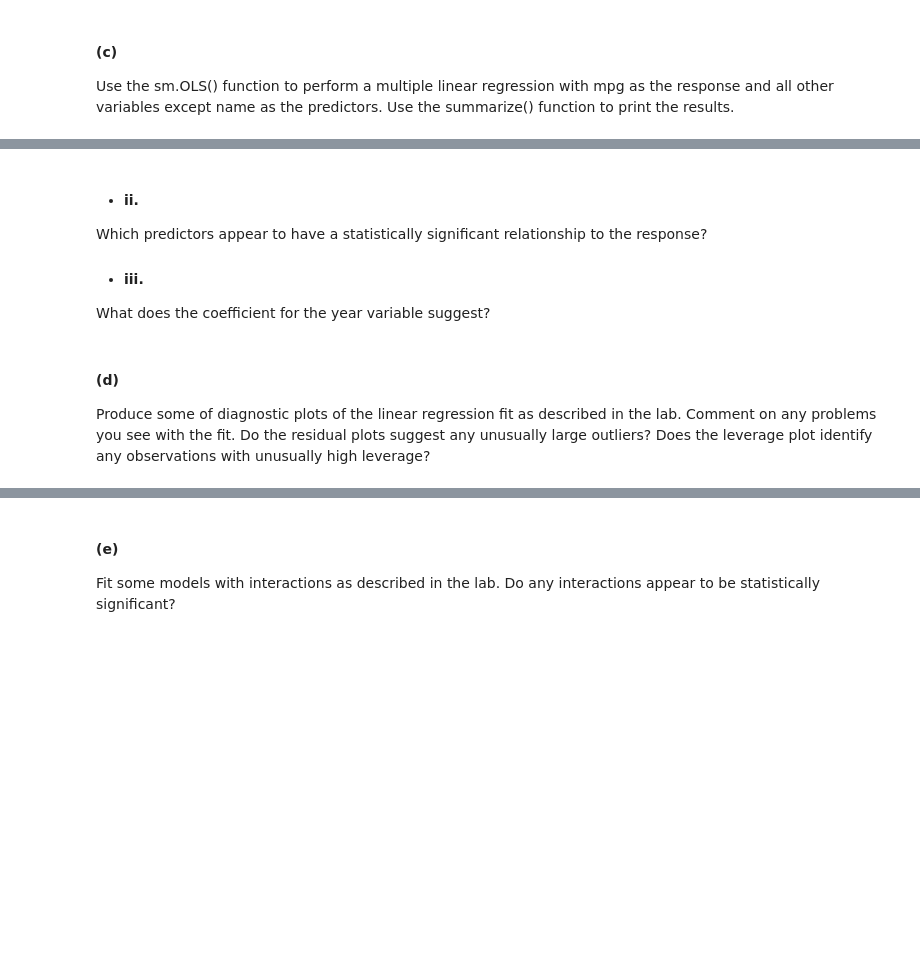
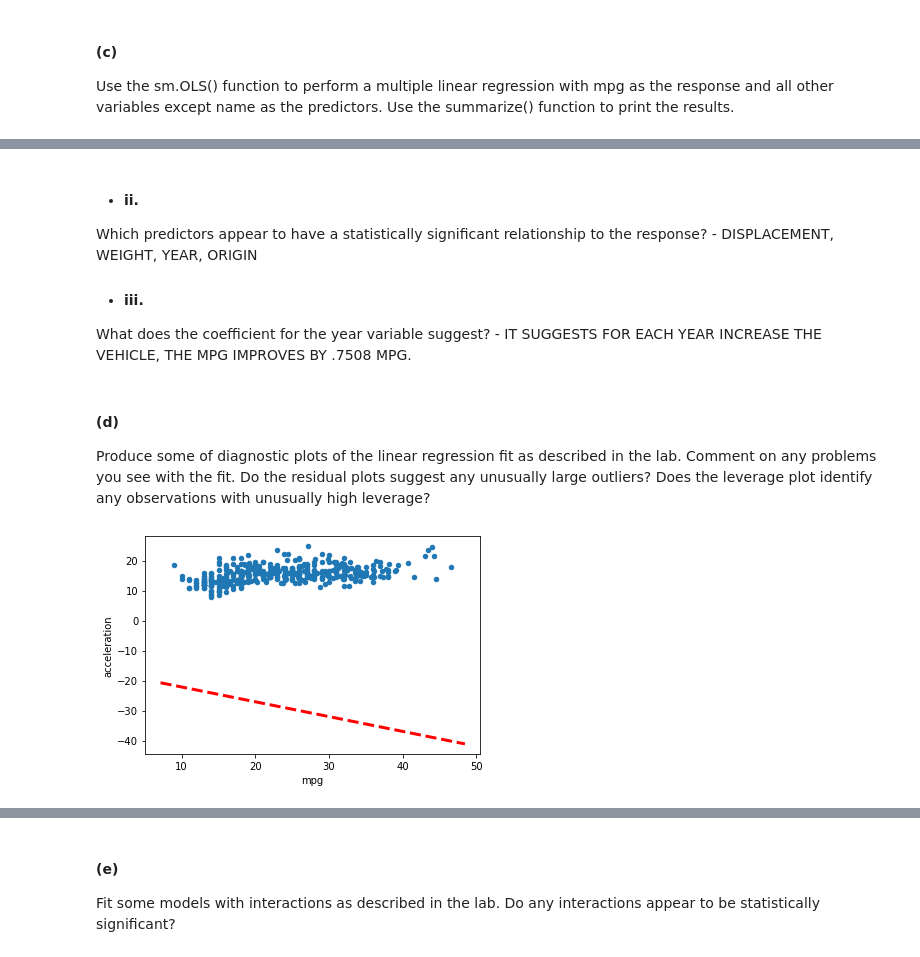
Before and after one commit to danschumac1/pred-mod_assingment2, a Jupyter notebook: Pred-Mod_Assignment2.ipynb, the cells around one changed output, grey strips where cells are left out. Cells and saved outputs as stored; diff of their text form; code cells hidden in the pictures; blank space fills up the shorter version.

```diff
--- a/Pred-Mod_Assignment2.ipynb
+++ b/Pred-Mod_Assignment2.ipynb
@@ -66,5 +55,0 @@ df_auto['horsepower'] = df_auto['horsepower'].astype(float)
-# %%
-X = df_auto.drop(['mpg', 'name'], axis=1)
-y = df_auto['mpg']
-X = sm.add_constant(X)
-model = sm.OLS(y,X).fit()
@@ -100,0 +56,10 @@ strong multicollinearity or other numerical problems.
+# %%
+# set target var
+y = auto['mpg']
+# set indep vars
+terms = auto.columns.drop(['mpg', 'name'])
+X = MS(terms).fit_transform(auto)
+# fit model
+model = sm.OLS(y,X)
+results = model.fit()
+summarize(results)
@@ -110,8 +95,27 @@ AttributeError: 'PandasData' object has no attribute 'design_info'
 # %% [markdown]
 -   #### ii.
 Which predictors appear to have a statistically significant relationship to the response?
+    - DISPLACEMENT, WEIGHT, YEAR, ORIGIN
 -   #### iii.
 What does the coefficient for the year variable suggest?
+    - IT SUGGESTS FOR EACH YEAR INCREASE THE VEHICLE, THE MPG IMPROVES BY .7508 MPG.
 # %% [markdown]
 #### (d)
 Produce some of diagnostic plots of the linear regression fit as described in the lab. Comment on any problems you see with the fit. Do the residual plots suggest any unusually large outliers? Does the leverage plot identify any observations with unusually high leverage?
+# %%
+def abline(ax, b, m, *args, **kwargs):
+    "Add a line with slope m and intercept b to ax"
+    xlim = ax.get_xlim()
+    ylim = [m * xlim[0] + b, m * xlim[1] + b]
+    ax.plot(xlim, ylim, *args, **kwargs)
+# %%
+ax = auto.plot.scatter('mpg','acceleration')
+abline(
+    ax,
+    results.params[0], # intercept
+    results.params[1], # slope
+    'r--',
+    linewidth=3
+)
+# %% [output]
+[figure, added]
```
Also changed, not shown: parts of 31 cells of this notebook, 1 other file.
